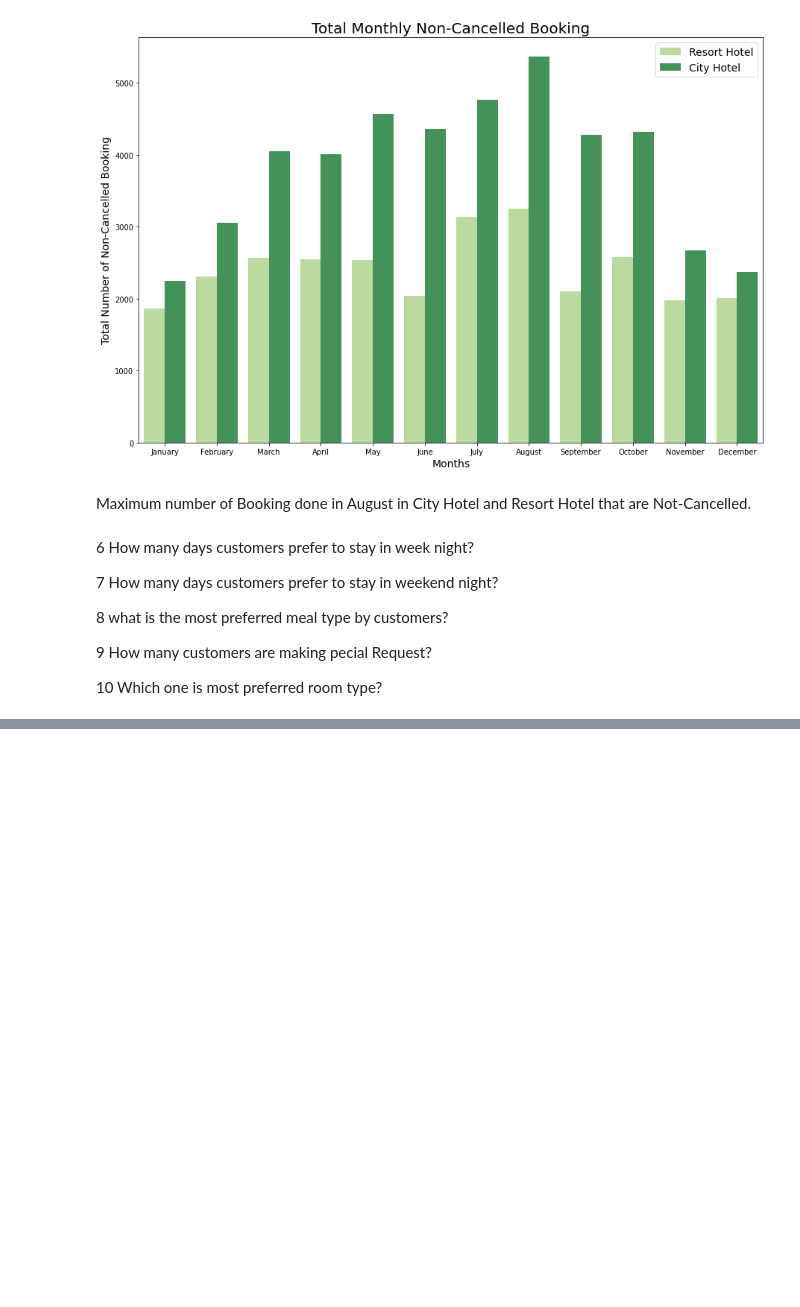
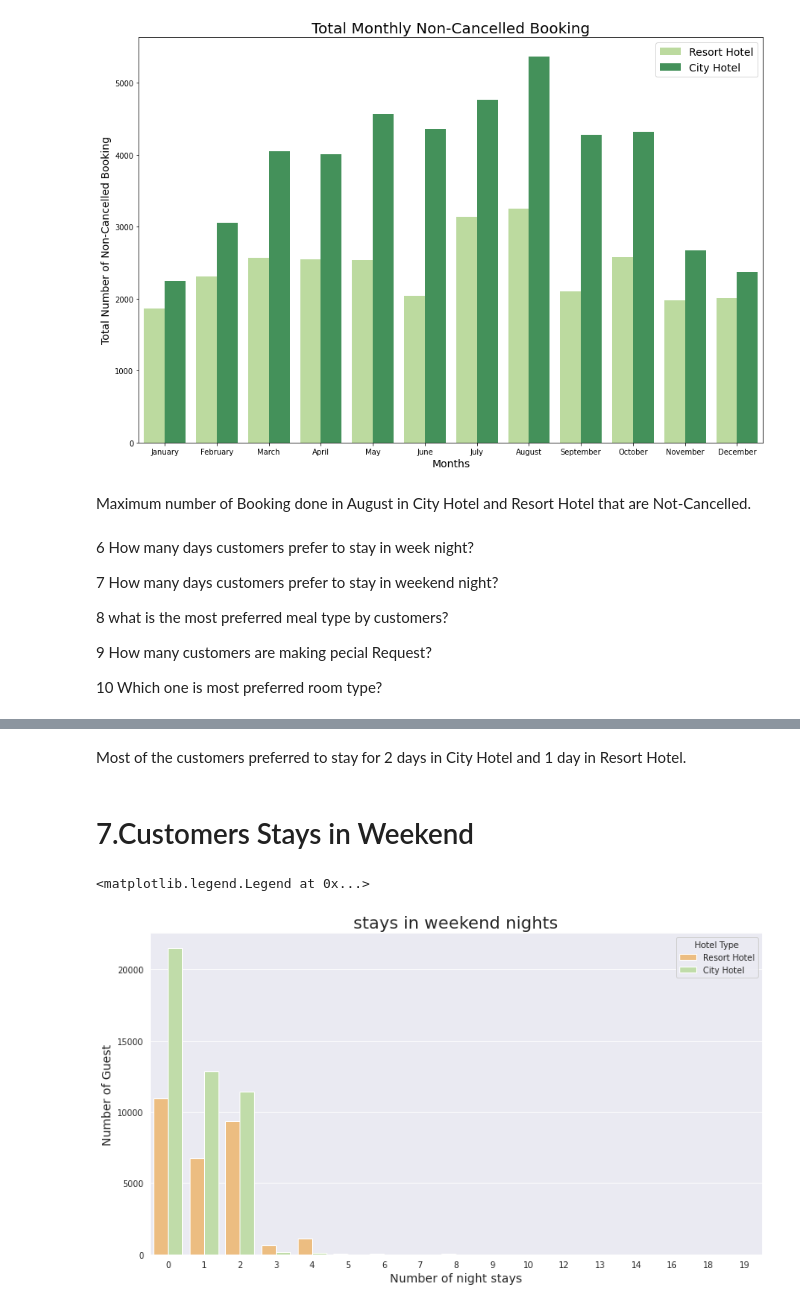
Before and after one commit to Sameervasudev/Capstone_Project_Hotel_Booking, a Jupyter notebook: Sameer_Talashilkar_|_Hotel_Booking_Analysis_Capstone_Project.ipynb, the cells around one changed output, grey strips where cells are left out. Drawn from its saved outputs; the diff is of its cells as text; code cells hidden in the pictures; blank space fills up the shorter version.

```diff
--- a/Sameer_Talashilkar_|_Hotel_Booking_Analysis_Capstone_Project.ipynb
+++ b/Sameer_Talashilkar_|_Hotel_Booking_Analysis_Capstone_Project.ipynb
@@ -250,0 +264,15 @@ plt.legend(prop={'size':14})
+# %% [markdown]
+ Most of the customers preferred to stay for 2 days in City Hotel and 1 day in Resort Hotel.
+# %% [markdown]
+# 7.Customers Stays in Weekend
+# %%
+#Countplot for customer stays in weekend
+sns.set_style('darkgrid')
+plt.figure(figsize=(13,7))
+sns.countplot(data = df2, x = 'stays_in_weekend_nights', hue='hotel', palette="Spectral").set_title('stays in weekend nights', fontsize =20)
+plt.xlabel("Number of night stays", fontsize=14)
+plt.ylabel("Number of Guest", fontsize=14)
+plt.legend(title = "Hotel Type",loc = 1)
+# %% [output]
+<matplotlib.legend.Legend at 0x...>
+[figure, added]
```
Also changed, not shown: parts of 13 cells of this notebook.
